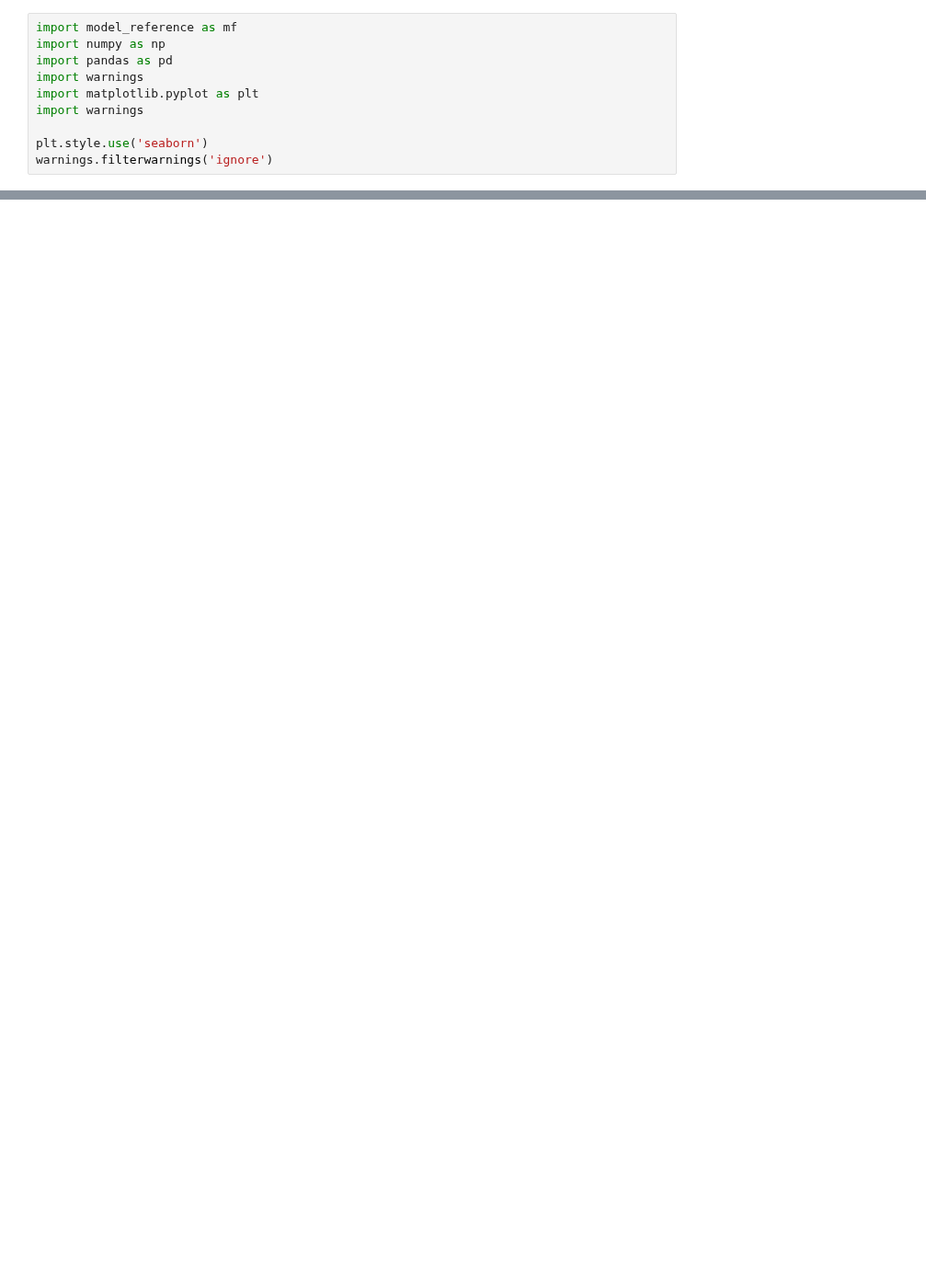
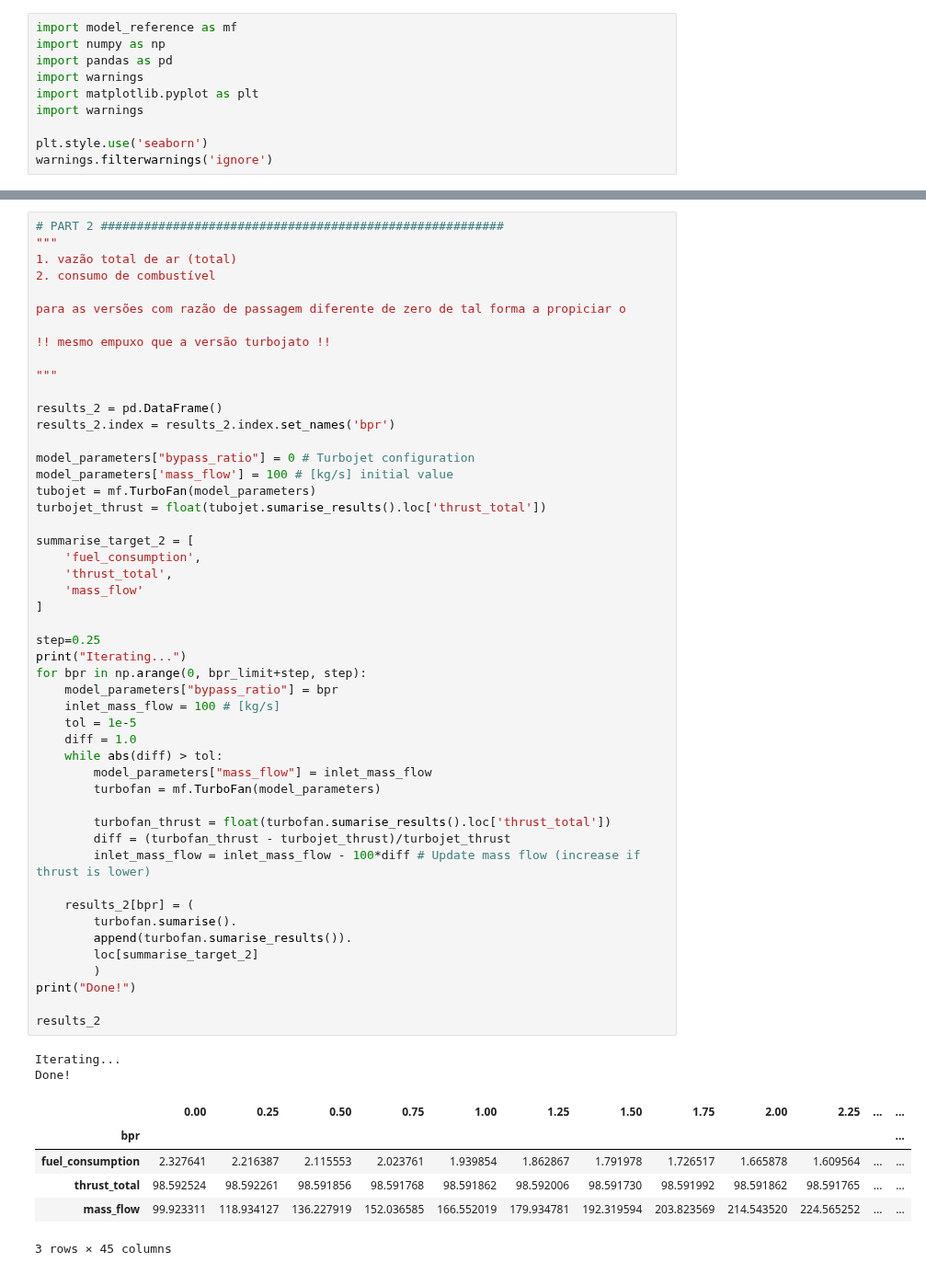
Before and after one commit to jonasdegrave/gas-turbine, a Jupyter notebook: questao_2.ipynb, the cells around one changed output, grey strips where cells are left out. Shown at 92% size. Cells and saved outputs as stored; diff of their text form; blank space fills up the shorter version.

```diff
--- a/questao_2.ipynb
+++ b/questao_2.ipynb
@@ -108 +134,59 @@ for i in range(0, rows):
+# %%
+# PART 2 ########################################################
+"""
+1. vazão total de ar (total)
+2. consumo de combustível
+
+para as versões com razão de passagem diferente de zero de tal forma a propiciar o
+
+!! mesmo empuxo que a versão turbojato !!
+
+"""
+
+results_2 = pd.DataFrame()
+results_2.index = results_2.index.set_names('bpr')
+
+model_parameters["bypass_ratio"] = 0 # Turbojet configuration
+model_parameters['mass_flow'] = 100 # [kg/s] initial value
+tubojet = mf.TurboFan(model_parameters)
+turbojet_thrust = float(tubojet.sumarise_results().loc['thrust_total'])
+
+summarise_target_2 = [
+    'fuel_consumption',
+    'thrust_total',
+    'mass_flow'
+]
+
+step=0.25
+print("Iterating...")
+for bpr in np.arange(0, bpr_limit+step, step):
+    model_parameters["bypass_ratio"] = bpr
+    inlet_mass_flow = 100 # [kg/s]
+    tol = 1e-5
+    diff = 1.0
+    while abs(diff) > tol:
+        model_parameters["mass_flow"] = inlet_mass_flow
+        turbofan = mf.TurboFan(model_parameters)
+
+        turbofan_thrust = float(turbofan.sumarise_results().loc['thrust_total'])
+        diff = (turbofan_thrust - turbojet_thrust)/turbojet_thrust
+        inlet_mass_flow = inlet_mass_flow - 100*diff # Update mass flow (increase if thrust is lower)
+
+    results_2[bpr] = (
+        turbofan.sumarise().
+        append(turbofan.sumarise_results()).
+        loc[summarise_target_2]
+        )
+print("Done!")
+
+results_2
+# %% [output]
+Iterating...
+Done!
+|  | 0.00 | 0.25 | 0.50 | 0.75 | 1.00 | 1.25 | 1.50 | 1.75 | 2.00 | 2.25 | ... | ... |
+| bpr |  |  |  |  |  |  |  |  |  |  |  | ... |
+| fuel_consumption | 2.327641 | 2.216387 | 2.115553 | 2.023761 | 1.939854 | 1.862867 | 1.791978 | 1.726517 | 1.665878 | 1.609564 | ... | ... |
+| thrust_total | 98.592524 | 98.592261 | 98.591856 | 98.591768 | 98.591862 | 98.592006 | 98.591730 | 98.591992 | 98.591862 | 98.591765 | ... | ... |
+| mass_flow | 99.923311 | 118.934127 | 136.227919 | 152.036585 | 166.552019 | 179.934781 | 192.319594 | 203.823569 | 214.543520 | 224.565252 | ... | ... |
+3 rows × 45 columns
 # %%
```
Also changed, not shown: parts of 7 cells of this notebook.
